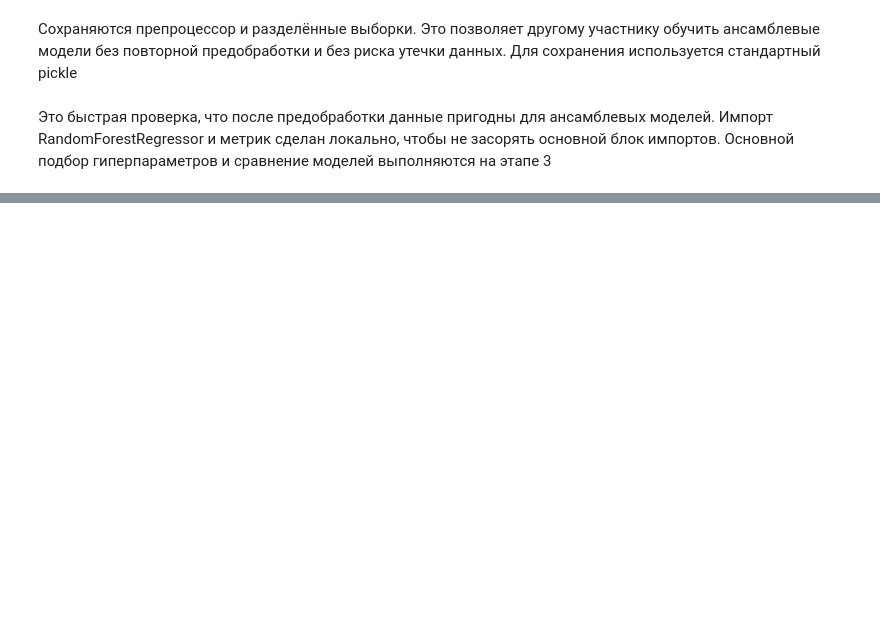
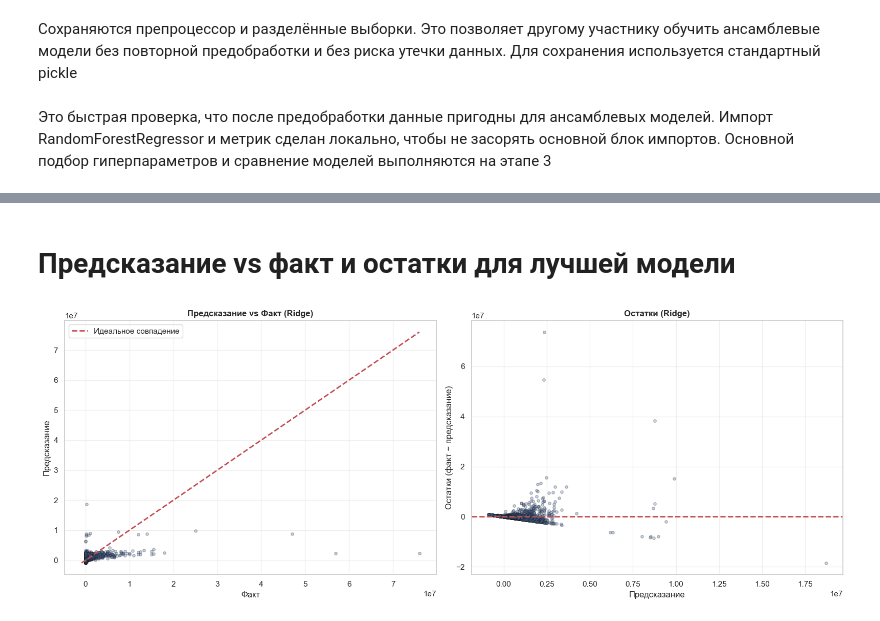
Before and after one commit to velvetrobe/Turkish_real_estate_machine, a Jupyter notebook: real_estate.ipynb, the cells around one changed output, grey strips where cells are left out. Cells and saved outputs as stored; diff of their text form; code cells hidden in the pictures; blank space fills up the shorter version.

```diff
--- a/real_estate.ipynb
+++ b/real_estate.ipynb
@@ -390,0 +936,31 @@ if target is not None:
+# %% [markdown]
+# Предсказание vs факт и остатки для лучшей модели
+# %%
+y_val_pred = best_model.predict(X_val_cmp)
+
+fig, axes = plt.subplots(1, 2, figsize=(16, 6))
+
+# Предсказание vs факт
+axes[0].scatter(y_val_cmp, y_val_pred, alpha=0.3, edgecolor='k', s=15)
+lims = [min(y_val_cmp.min(), y_val_pred.min()),
+        max(y_val_cmp.max(), y_val_pred.max())]
+axes[0].plot(lims, lims, 'r--', lw=2, label='Идеальное совпадение')
+axes[0].set_xlabel('Факт')
+axes[0].set_ylabel('Предсказание')
+axes[0].set_title(f'Предсказание vs Факт ({best_name})', fontweight='bold')
+axes[0].legend(); axes[0].grid(alpha=0.3)
+
+# Остатки
+residuals = y_val_cmp - y_val_pred
+axes[1].scatter(y_val_pred, residuals, alpha=0.3, edgecolor='k', s=15)
+axes[1].axhline(0, color='r', linestyle='--', lw=2)
+axes[1].set_xlabel('Предсказание')
+axes[1].set_ylabel('Остатки (факт − предсказание)')
+axes[1].set_title(f'Остатки ({best_name})', fontweight='bold')
+axes[1].grid(alpha=0.3)
+
+plt.tight_layout()
+plt.savefig("best_model_diagnostics.png", dpi=120, bbox_inches='tight')
+plt.show()
+# %% [output]
+[figure, added]
```
Also changed, not shown: parts of 47 cells of this notebook.
